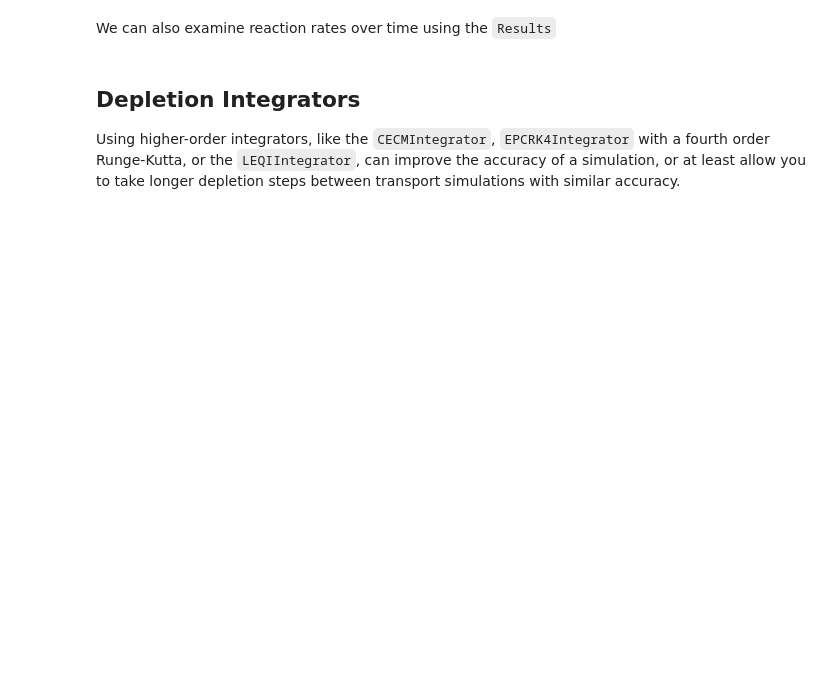
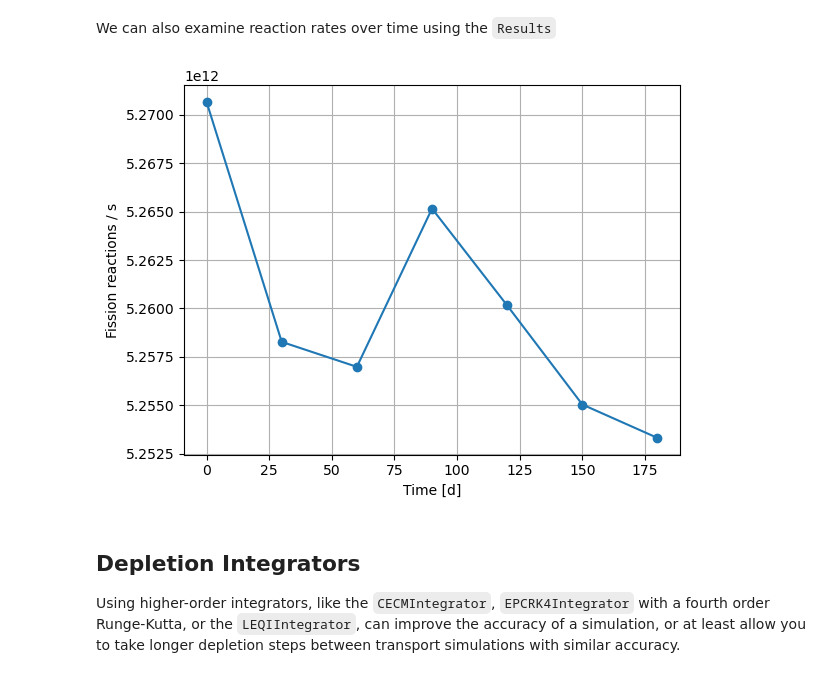
Before and after one commit to aprilnovak/openmc-education, a Jupyter notebook: depletion-08/solution-08.ipynb, the cells around one changed output. Saved outputs shown, nothing was run; the diff lists cells and outputs as text; code cells hidden in the pictures; blank space fills up the shorter version.

```diff
--- a/depletion-08/solution-08.ipynb
+++ b/depletion-08/solution-08.ipynb
@@ -130,9 +217,12 @@ We can also examine reaction rates over time using the `Results`
 # %%
 _, u5_fission = results.get_reaction_rate(fuel_material, "U235", "fission")
 # %%
-plt.plot(time, u5_fission)
+plt.plot(time, u5_fission, marker='o')
+plt.grid()
 plt.xlabel("Time [d]")
 plt.ylabel("Fission reactions / s");
+# %% [output]
+[figure, added]
 # %% [markdown]
 ## Depletion Integrators
 
```
Also changed, not shown: parts of 25 cells of this notebook, 1 other file.
